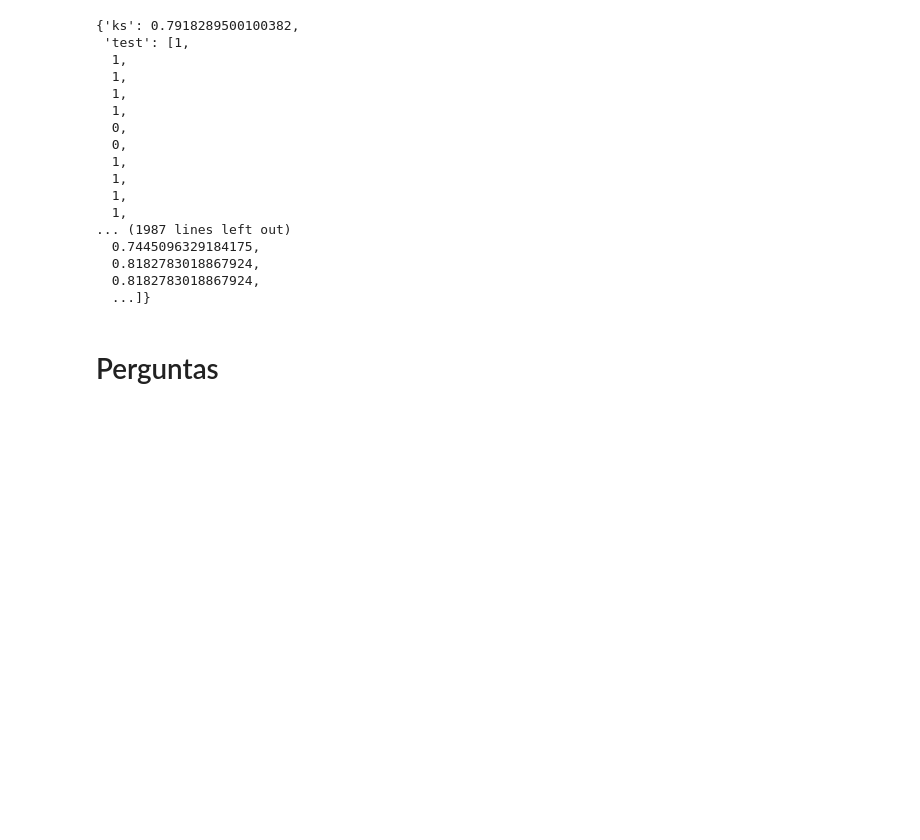
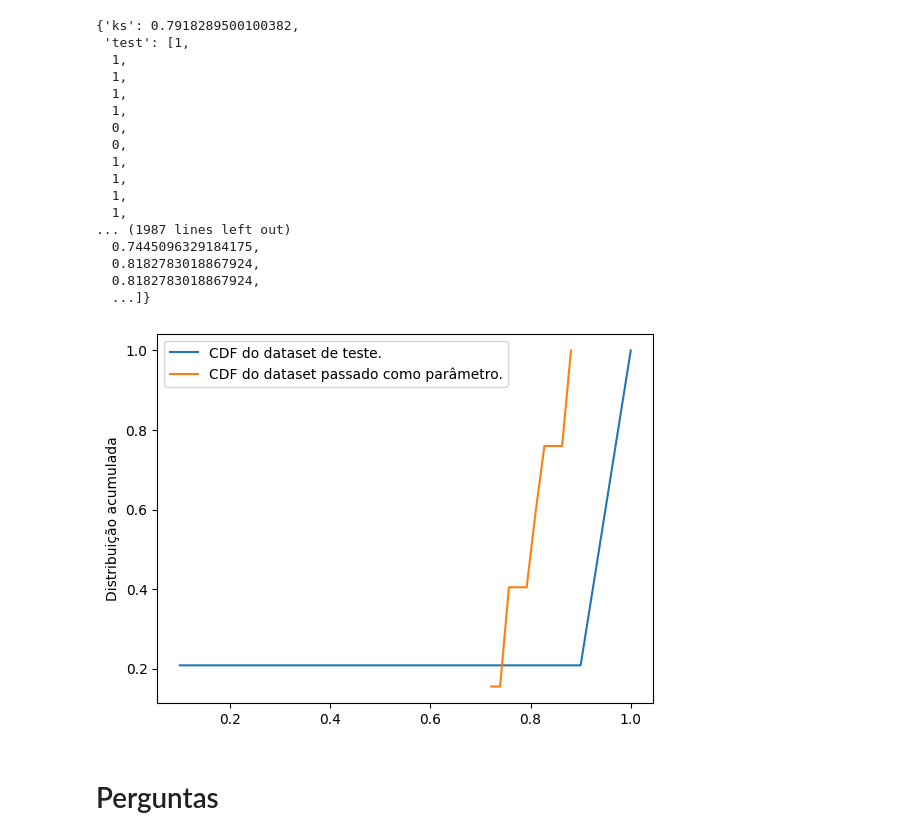
Before and after one commit to marvmelo/challenge-data-scientist, a Jupyter notebook: avaliacao.ipynb, the cells around one changed output. Drawn from its saved outputs; the diff is of its cells as text; code cells hidden in the pictures; blank space fills up the shorter version.

Commit message:
New graph

```diff
--- a/avaliacao.ipynb
+++ b/avaliacao.ipynb
@@ -118,6 +118,23 @@ aderencia_response.json()
   0.8182783018867924,
   0.8182783018867924,
   ...]}
+# %%
+y_test = aderencia_response.json()["test"]
+y_other = aderencia_response.json()["other"]
+
+count_test, bins_count_test = np.histogram(y_test, bins=10)
+pdf_test = count_test / sum(count_test)
+cdf = np.cumsum(pdf_test)
+plt.plot(bins_count_test[1:], cdf, label="CDF do dataset de teste.")
+count_other, bins_count_other = np.histogram(y_other, bins=10)
+pdf_other = count_other / sum(count_other)
+cdf = np.cumsum(pdf_other)
+plt.plot(bins_count_other[1:], cdf, label="CDF do dataset passado como parâmetro.")
+plt.ylabel("Distribuição acumulada")
+plt.legend()
+plt.show()
+# %% [output]
+[figure, added]
 # %% [markdown]
 # Perguntas
 # %% [markdown]
```
